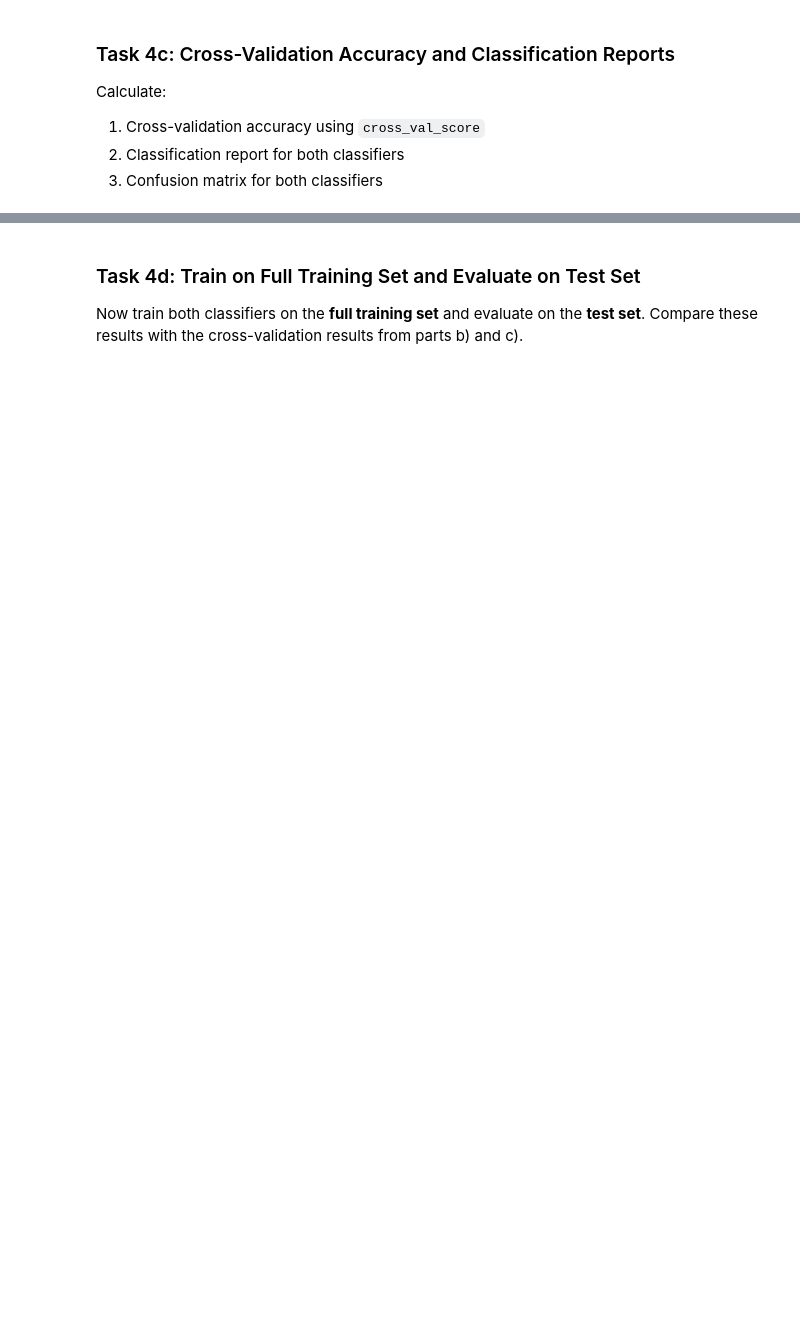
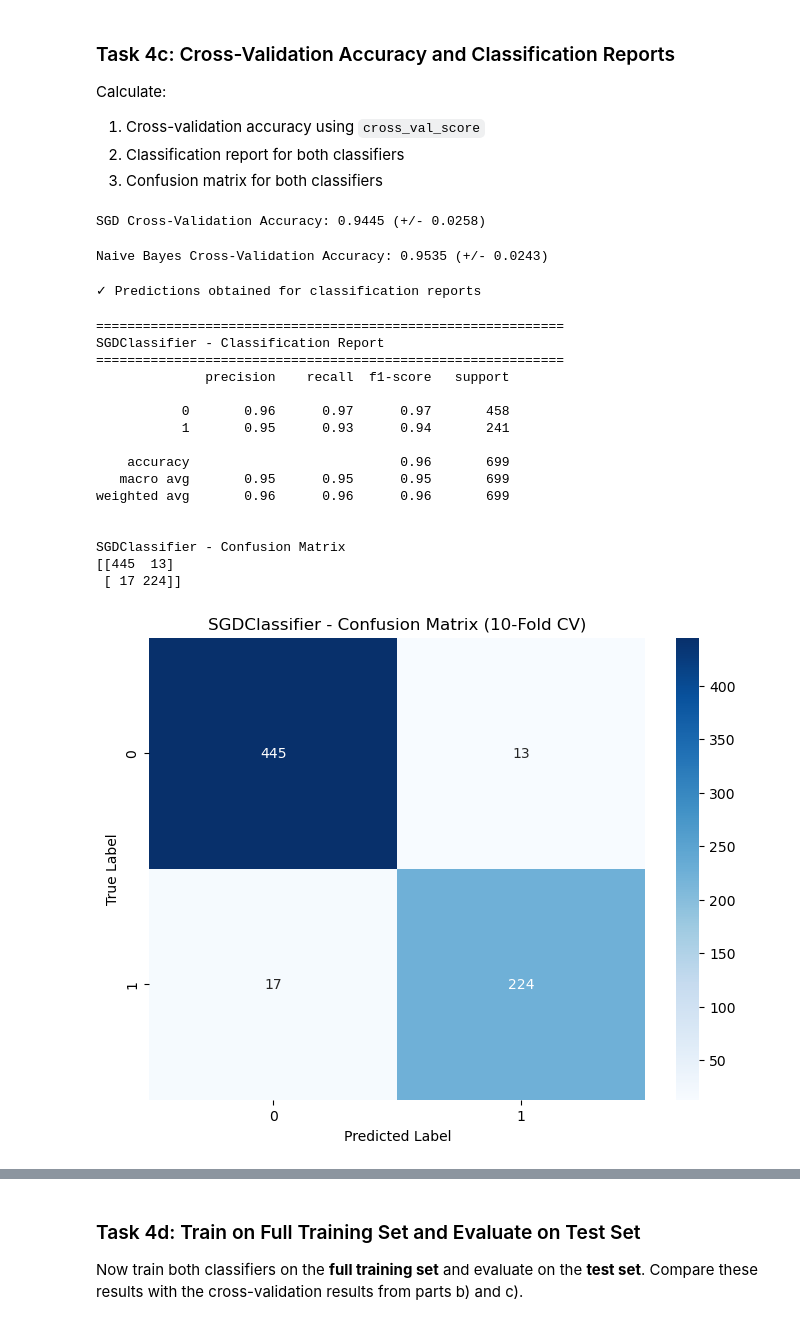
Before and after one commit to LittleVigney/COMPX310, a Jupyter notebook: Lab/Lab4/Lab4.ipynb, the cells around one changed output, grey strips where cells are left out. Saved outputs shown, nothing was run; the diff lists cells and outputs as text; code cells hidden in the pictures; blank space fills up the shorter version.

```diff
--- a/Lab/Lab4/Lab4.ipynb
+++ b/Lab/Lab4/Lab4.ipynb
@@ -322,46 +337,70 @@ Calculate:
 # COMPLETE: Calculate cross-validation accuracy for SGDClassifier
 # Hint: Use cross_val_score with cv=10, scoring='accuracy'
 
-sgd_cv_scores = # COMPLETE: cross_val_score(sgd_clf, X_train, y_train, cv=10, scoring='accuracy')
-sgd_cv_accuracy = # COMPLETE: Calculate mean of cv scores
+sgd_cv_scores = cross_val_score(sgd_clf, X_train, y_train, cv=10, scoring='accuracy')
+sgd_cv_accuracy = sgd_cv_scores.mean() # COMPLETE: Calculate mean of cv scores
 
 print(f"SGD Cross-Validation Accuracy: {sgd_cv_accuracy:.4f} (+/- {sgd_cv_scores.std():.4f})")
+# %% [output]
+SGD Cross-Validation Accuracy: 0.9445 (+/- 0.0258)
 # %%
 # COMPLETE: Calculate cross-validation accuracy for GaussianNB
 
-nb_cv_scores = # COMPLETE: cross_val_score for Naive Bayes
-nb_cv_accuracy = # COMPLETE: Calculate mean
+nb_cv_scores = cross_val_score(nb_clf, X_train, y_train, cv=10, scoring='accuracy') # COMPLETE: cross_val_score for Naive Bayes
+nb_cv_accuracy = nb_cv_scores.mean() # COMPLETE: Calculate mean
 
 print(f"Naive Bayes Cross-Validation Accuracy: {nb_cv_accuracy:.4f} (+/- {nb_cv_scores.std():.4f})")
+# %% [output]
+Naive Bayes Cross-Validation Accuracy: 0.9535 (+/- 0.0243)
 # %%
 # COMPLETE: Get predictions for classification report and confusion matrix
 # Hint: Use cross_val_predict with cv=10 (no method parameter, default is 'predict')
 
-sgd_y_pred = # COMPLETE: cross_val_predict for SGD
-nb_y_pred = # COMPLETE: cross_val_predict for Naive Bayes
+sgd_y_pred = cross_val_predict(sgd_clf, X, y, cv=10) # COMPLETE: cross_val_predict for SGD
+nb_y_pred = cross_val_predict(nb_clf, X, y, cv=10) # COMPLETE: cross_val_predict for Naive Bayes
 
 print("✓ Predictions obtained for classification reports")
+# %% [output]
+✓ Predictions obtained for classification reports
 # %%
 # Classification Report and Confusion Matrix for SGDClassifier
 print("="*60)
 print("SGDClassifier - Classification Report")
 print("="*60)
 # COMPLETE: Print classification report
-# Hint: classification_report(actual, predicted)
+print(classification_report(y, sgd_y_pred))
 
 print("\nSGDClassifier - Confusion Matrix")
-sgd_cm = # COMPLETE: confusion_matrix(actual, predicted)
+sgd_cm = confusion_matrix(y, sgd_y_pred)
 print(sgd_cm)
 
 # Visualize confusion matrix
 plt.figure(figsize=(8, 6))
 # COMPLETE: Use sns.heatmap to visualize confusion matrix
-# Hint: sns.heatmap(sgd_cm, annot=True, fmt='d', cmap='Blues')
+sns.heatmap(sgd_cm, annot=True, fmt='d', cmap='Blues')
 
 plt.title('SGDClassifier - Confusion Matrix (10-Fold CV)')
 plt.ylabel('True Label')
 plt.xlabel('Predicted Label')
 plt.show()
+# %% [output]
+============================================================
+SGDClassifier - Classification Report
+============================================================
+              precision    recall  f1-score   support
+
+           0       0.96      0.97      0.97       458
+           1       0.95      0.93      0.94       241
+
+    accuracy                           0.96       699
+   macro avg       0.95      0.95      0.95       699
+weighted avg       0.96      0.96      0.96       699
+
+
+SGDClassifier - Confusion Matrix
+[[445  13]
+ [ 17 224]]
+[figure, added]
 # %%
 # Classification Report and Confusion Matrix for GaussianNB
 print("="*60)
```
Also changed, not shown: parts of 21 cells of this notebook, 1 other file.
